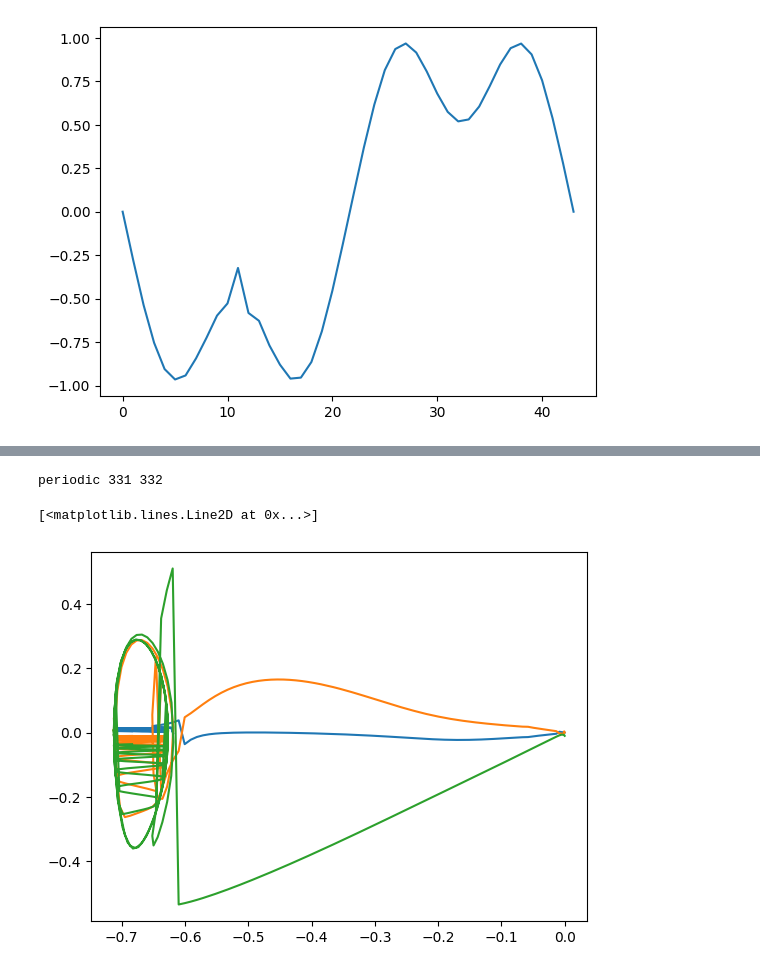
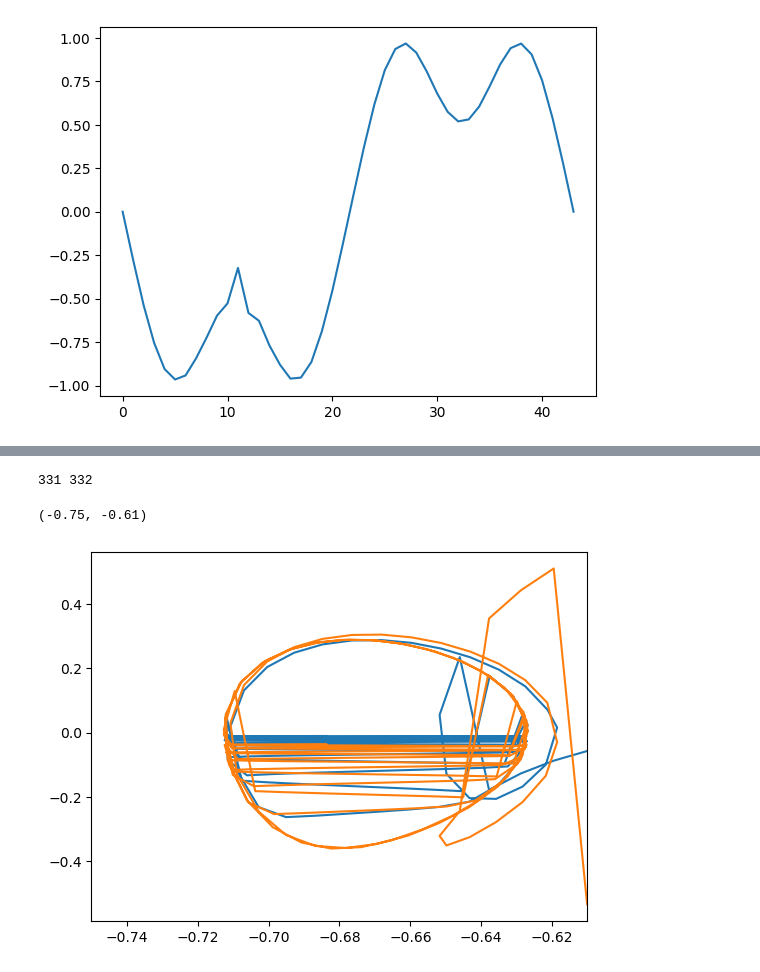
Before and after one commit to znicolaou/snakingoscillators, a Jupyter notebook: sh/sh.ipynb, the cells around one changed output, grey strips where cells are left out. Drawn from its saved outputs; the diff is of its cells as text; code cells hidden in the pictures.

```diff
--- a/sh/sh.ipynb
+++ b/sh/sh.ipynb
@@ -268,7 +268,7 @@ evals=[]
 evecs=[]
 
 for i in range(len(sols)):
-    print("periodic", i, len(sols), end="\r")
+    print(i, len(sols), end="\r")
     t, u = sols[i].T
     b1, b3, b5, T, norm = pars[i]
     u = u[:-1:5]
@@ -312,11 +312,11 @@ for i in range(len(sols)):
     evals = evals + [vals]
     evecs = evecs + [vecs]
 # %% [output]
-periodic 331 332
+331 332
 # %%
-plt.plot(pars[:,0],np.real(np.array(evals)[tuple([np.arange(len(evals)),np.argsort(np.abs(evals),axis=1)[:,0]])]))
 plt.plot(pars[:,0],np.real(np.array(evals)[tuple([np.arange(len(evals)),np.argsort(np.abs(evals),axis=1)[:,1]])]))
 plt.plot(pars[:,0],np.real(np.array(evals)[tuple([np.arange(len(evals)),np.argsort(np.abs(evals),axis=1)[:,2]])]))
+plt.xlim(-0.75,-0.61)
 # %% [output]
-[<matplotlib.lines.Line2D at 0x...>]
+(-0.75, -0.61)
-[figure, old version]
+[figure, new version]
```
Also changed, not shown: parts of 4 cells of this notebook, 6 other files.
